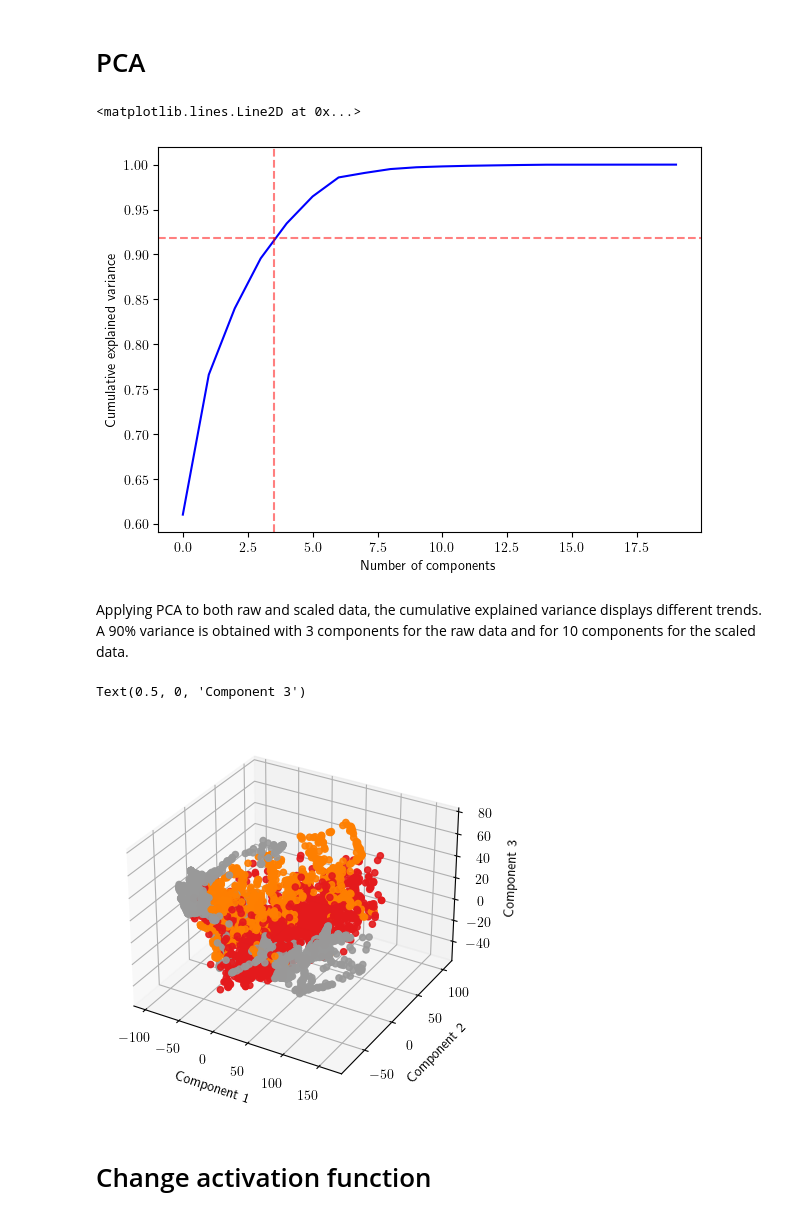
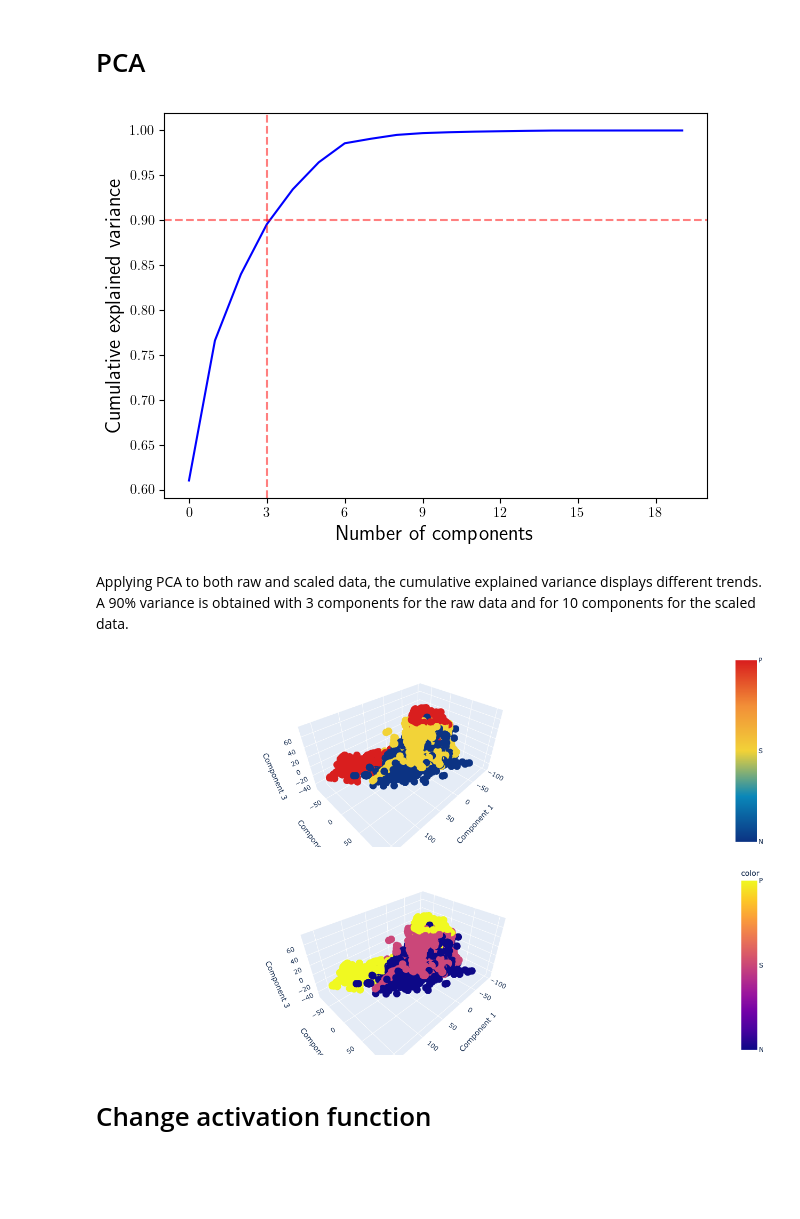
Before and after one commit to LaerteAdami/CW_Intro_AI, a Jupyter notebook: notebooks/notebook_NN_PCA.ipynb, the cells around one changed output. Drawn from its saved outputs; the diff is of its cells as text; code cells hidden in the pictures; blank space fills up the shorter version.

```diff
--- a/notebooks/notebook_NN_PCA.ipynb
+++ b/notebooks/notebook_NN_PCA.ipynb
@@ -77,6 +75,7 @@ def evaluate(y_pred, y_test, model):
 # PCA
 # %%
 import matplotlib.pyplot as plt
+
 #Apply PCA to raw data
 pca = PCA()
 pca.fit(X)
@@ -86,27 +85,48 @@ fig, ax = plt.subplots(figsize=(7,5))
 plt.plot(np.cumsum(pca.explained_variance_ratio_),c="b")
 ax.set_xlabel('Number of components')
 ax.set_ylabel('Cumulative explained variance');
-ax.axhline(0.918, c = "red", linestyle="--", alpha = 0.5)
-ax.axvline(3.5, c = "red", linestyle="--", alpha = 0.5)
+ax.axhline(0.90, c = "red", linestyle="--", alpha = 0.5)
+ax.axvline(3, c = "red", linestyle="--", alpha = 0.5)
+ax.xaxis.set_major_locator(MaxNLocator(integer=True))
+
+ax.xaxis.label.set_fontsize(15)
+ax.yaxis.label.set_fontsize(15)
+
+plt.savefig(result_path+"/CEV")
 # %% [output]
-<matplotlib.lines.Line2D at 0x...>
-[figure, old version]
+[figure, new version]
 # %% [markdown]
 Applying PCA to both raw and scaled data, the cumulative explained variance displays different trends. A 90% variance is obtained with 3 components for the raw data and for 10 components for the scaled data.
+# %%
+pca = PCA(3)
+X3 = pca.fit_transform(X)
+
+# Draw results fro PCA
+import plotly.graph_objects as go
+
+fig = go.Figure(data=[go.Scatter3d( x=X3[:,0], y=X3[:,1], z=X3[:,2],
+                                   mode='markers',
+                                   marker=dict( color = y,
+                                                colorscale = 'portland',
+                                                colorbar=dict( thickness = 40,
+                                                               tickvals=[1, 2, 3],
+                                                               ticktext=['N', 'S', 'P'])))])
+fig.update_layout(margin=dict(l=0, r=0, b=0, t=0), scene = dict(xaxis_title="Component 1",yaxis_title="Component 2",zaxis_title="Component 3"))
+
+
+fig.show()
+# %% [output]
+[figure, added]
 # %%
-pca = PCA(3)
-X3 = pca.fit_transform(X)
 
-fig = plt.figure()
-ax = fig.add_subplot(projection='3d')
-ax.scatter(X3[:, 0], X3[:, 1],X3[:, 2], c=y,alpha=0.9, cmap=plt.cm.get_cmap('Set1', 7))
+import plotly.express as px
 
-ax.set_xlabel("Component 1")
-ax.set_ylabel("Component 2")
-ax.set_zlabel("Component 3")
+X_plot = pd.DataFrame(X3,columns=["Component 1","Component 2","Component 3"])
+fig = px.scatter_3d(X_plot, x="Component 1", y = "Component 2", z = "Component 3", color=y, color_discrete_map=2)
+#fig = go.Scatter3d(X_plot, x="Component 1", y = "Component 2", z = "Component 3", marker=dict(color=y, colorscale='Viridis'))
+fig.update_layout(margin=dict(l=0, r=0, b=0, t=0))
 # %% [output]
-Text(0.5, 0, 'Component 3')
-[figure, old version]
+[figure, new version]
 # %%
 X3_train, X3_test, y3_train, y3_test = train_test_split(X3, y_cat, random_state = 45, train_size = 0.8)
 # %% [markdown]
```
Also changed, not shown: parts of 15 cells of this notebook, 3 other files.
